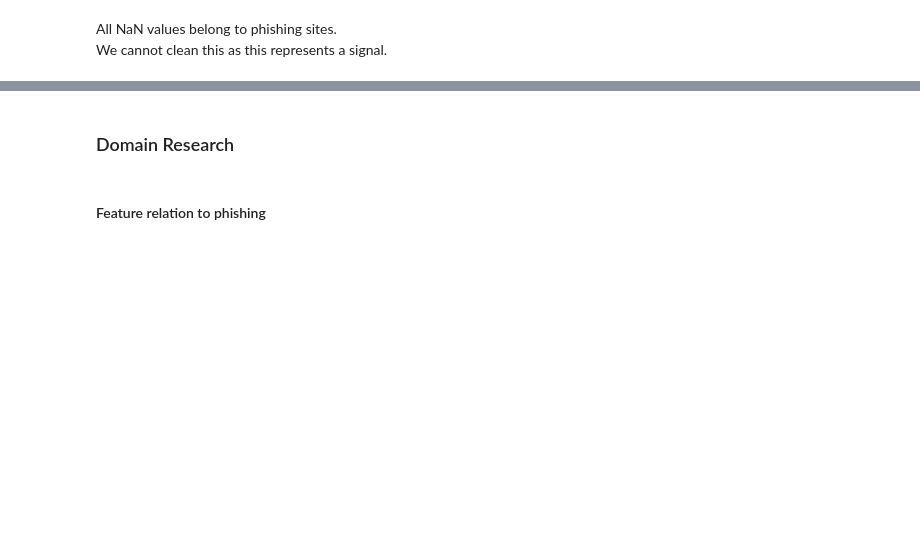
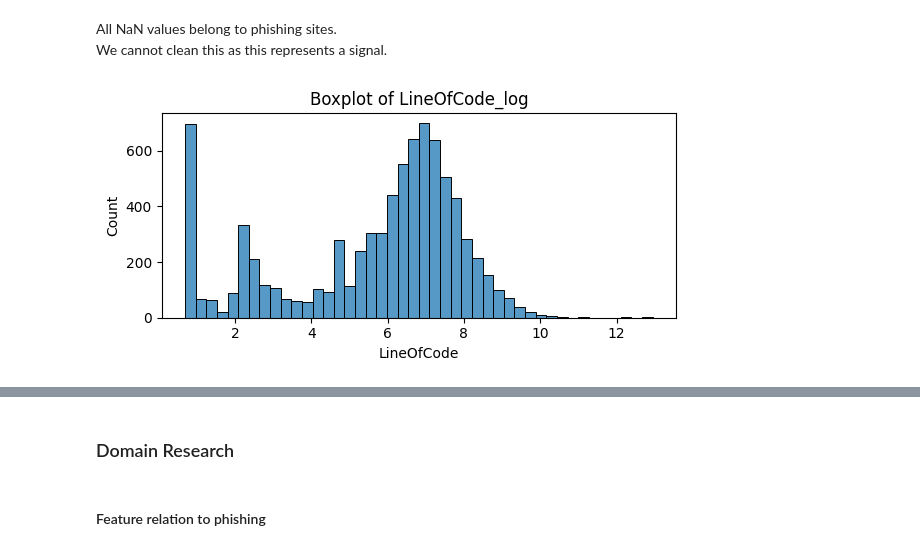
Before and after one commit to CatoYang/AIAP-Assessments, a Jupyter notebook: AIAP22 EDA.ipynb, the cells around one changed output, grey strips where cells are left out. Saved outputs shown, nothing was run; the diff lists cells and outputs as text; code cells hidden in the pictures; blank space fills up the shorter version.

```diff
--- a/AIAP22 EDA.ipynb
+++ b/AIAP22 EDA.ipynb
@@ -373,7 +298,3 @@ df_fractional = df_data[df_data['LineOfCode'] % 1 != 0].copy()
 df_fractional['LineOfCode'].sum()
 # %% [output]
 np.float64(0.0)
-# %%
-# Changing the dtype as its supposed to be semanticly discrete
-df_data['LineOfCode'] = df_data['LineOfCode'].astype('Int64')
-df_data['LineOfCode'].info()
@@ -388,0 +362,6 @@ memory usage: 92.4 KB
+# %%
+# Log transform
+df_data['LineOfCode_log'] = np.log(df_data['LineOfCode'])
+# %%
+# Dropping old column
+df_data.drop(columns=['LineOfCode'], inplace=True)
@@ -453,3 +425,16 @@ df_nan['is_legitimate'].value_counts()
 # %% [markdown]
 All NaN values belong to phishing sites.
 We cannot clean this as this represents a signal.
+# %%
+# Creating a Binary flag for NaN Values
+df_data['LineOfCode_NaN'] = df_data['LineOfCode_log'].isna().astype(int)
+# %%
+# Re-examining LineOfCode_log
+plt.figure(figsize=(6, 3))
+sns.histplot(x=df_data['LineOfCode_log'])
+plt.title("Boxplot of LineOfCode_log")
+plt.xlabel("LineOfCode")
+plt.tight_layout()
+plt.show()
+# %% [output]
+[figure, added]
```
Also changed, not shown: parts of 84 cells of this notebook.
